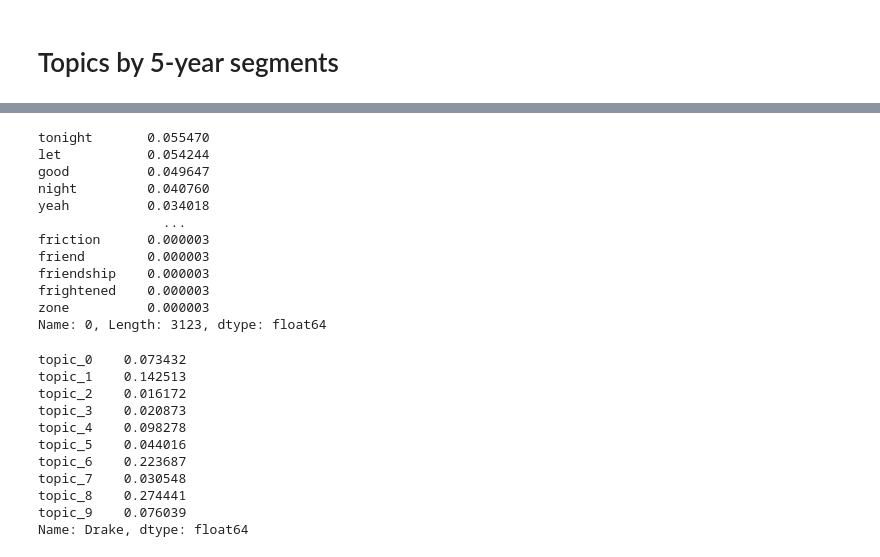
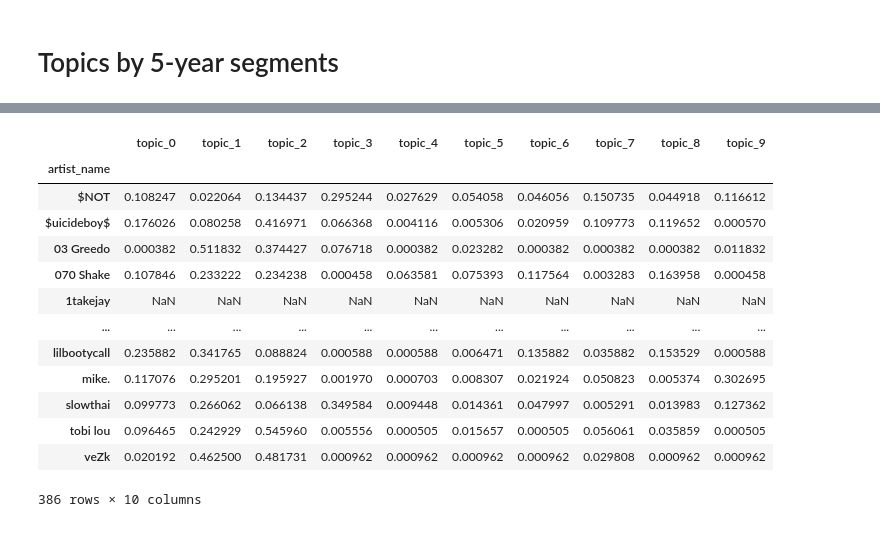
Before and after one commit to zack-tan/music-lyrics-analysis, a Jupyter notebook: Feature2Louis.ipynb, the cells around one changed output, grey strips where cells are left out. Cells and saved outputs as stored; diff of their text form; code cells hidden in the pictures.

```diff
--- a/Feature2Louis.ipynb
+++ b/Feature2Louis.ipynb
@@ -285,6 +284,7 @@ for i in range(len(dict_epoch_all_songs)):
     #Break loop if df is empty
     if df_temp.empty:
         print('Break: no songs')
+        break
 
     #Vectorize lyrics
     vec_lyrics, vectorizer = vectorize_lyrics(df_temp, tokenize_text_lemma)
@@ -463,30 +440,18 @@ Name: 0, Length: 5426, dtype: float64
-# %%
-topic_dict_list[2][0]
-# %% [output]
-tonight       0.055470
-let           0.054244
-good          0.049647
-night         0.040760
-yeah          0.034018
-                ...
-friction      0.000003
-friend        0.000003
-friendship    0.000003
-frightened    0.000003
-zone          0.000003
-Name: 0, Length: 3123, dtype: float64
 # %%
-artists_df_list[0].loc["Drake"]
+artists_df_list[0]
 # %% [output]
+|  | topic_0 | topic_1 | topic_2 | topic_3 | topic_4 | topic_5 | topic_6 | topic_7 | topic_8 | topic_9 |
+| artist_name |  |  |  |  |  |  |  |  |  |  |
+| $NOT | 0.108247 | 0.022064 | 0.134437 | 0.295244 | 0.027629 | 0.054058 | 0.046056 | 0.150735 | 0.044918 | 0.116612 |
+| $uicideboy$ | 0.176026 | 0.080258 | 0.416971 | 0.066368 | 0.004116 | 0.005306 | 0.020959 | 0.109773 | 0.119652 | 0.000570 |
+| 03 Greedo | 0.000382 | 0.511832 | 0.374427 | 0.076718 | 0.000382 | 0.023282 | 0.000382 | 0.000382 | 0.000382 | 0.011832 |
+| 070 Shake | 0.107846 | 0.233222 | 0.234238 | 0.000458 | 0.063581 | 0.075393 | 0.117564 | 0.003283 | 0.163958 | 0.000458 |
+| 1takejay | NaN | NaN | NaN | NaN | NaN | NaN | NaN | NaN | NaN | NaN |
+| ... | ... | ... | ... | ... | ... | ... | ... | ... | ... | ... |
+| lilbootycall | 0.235882 | 0.341765 | 0.088824 | 0.000588 | 0.000588 | 0.006471 | 0.135882 | 0.035882 | 0.153529 | 0.000588 |
+| mike. | 0.117076 | 0.295201 | 0.195927 | 0.001970 | 0.000703 | 0.008307 | 0.021924 | 0.050823 | 0.005374 | 0.302695 |
+| slowthai | 0.099773 | 0.266062 | 0.066138 | 0.349584 | 0.009448 | 0.014361 | 0.047997 | 0.005291 | 0.013983 | 0.127362 |
+| tobi lou | 0.096465 | 0.242929 | 0.545960 | 0.005556 | 0.000505 | 0.015657 | 0.000505 | 0.056061 | 0.035859 | 0.000505 |
+| veZk | 0.020192 | 0.462500 | 0.481731 | 0.000962 | 0.000962 | 0.000962 | 0.000962 | 0.029808 | 0.000962 | 0.000962 |
-topic_0    0.073432
-topic_1    0.142513
-topic_2    0.016172
-topic_3    0.020873
-topic_4    0.098278
-topic_5    0.044016
-topic_6    0.223687
-topic_7    0.030548
-topic_8    0.274441
-topic_9    0.076039
-Name: Drake, dtype: float64
+386 rows × 10 columns
 # %%
```
Also changed, not shown: parts of 23 cells of this notebook.
